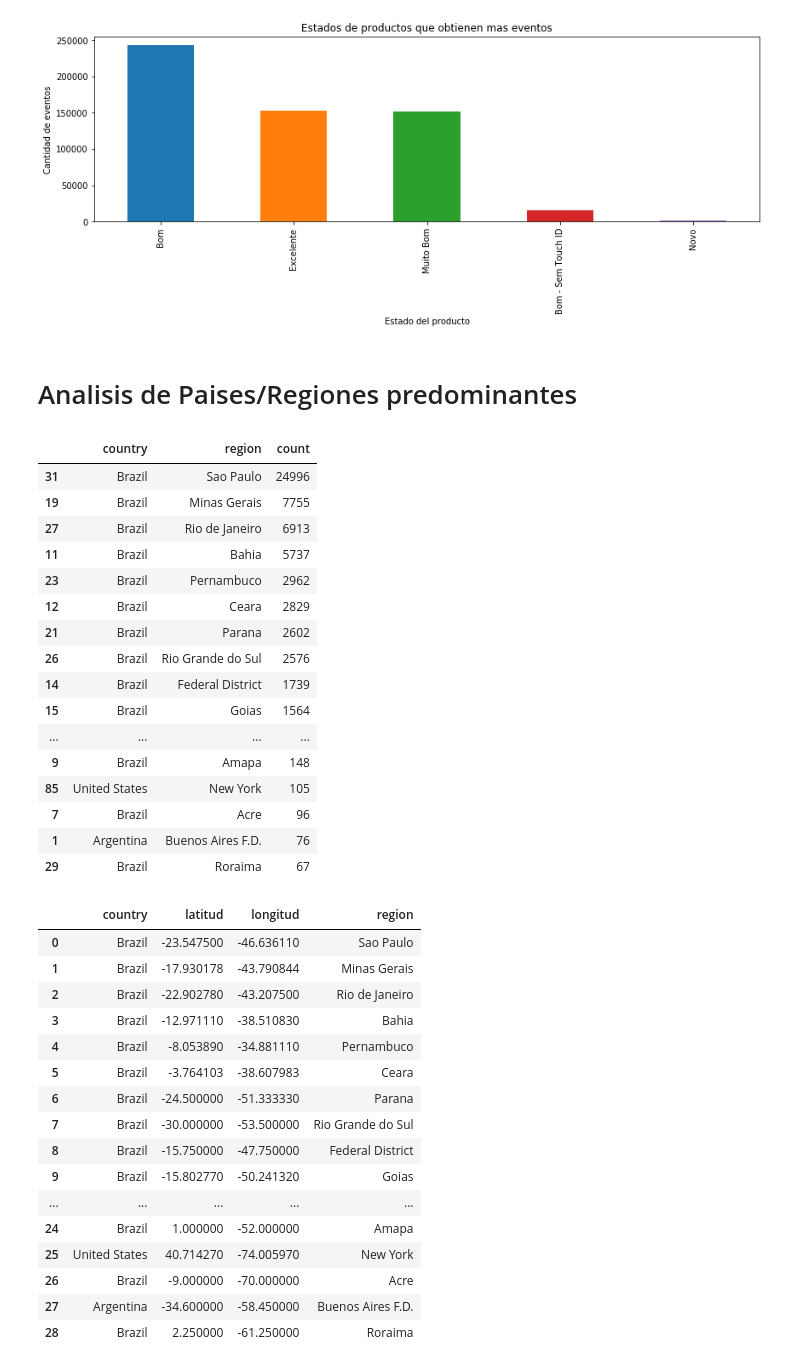
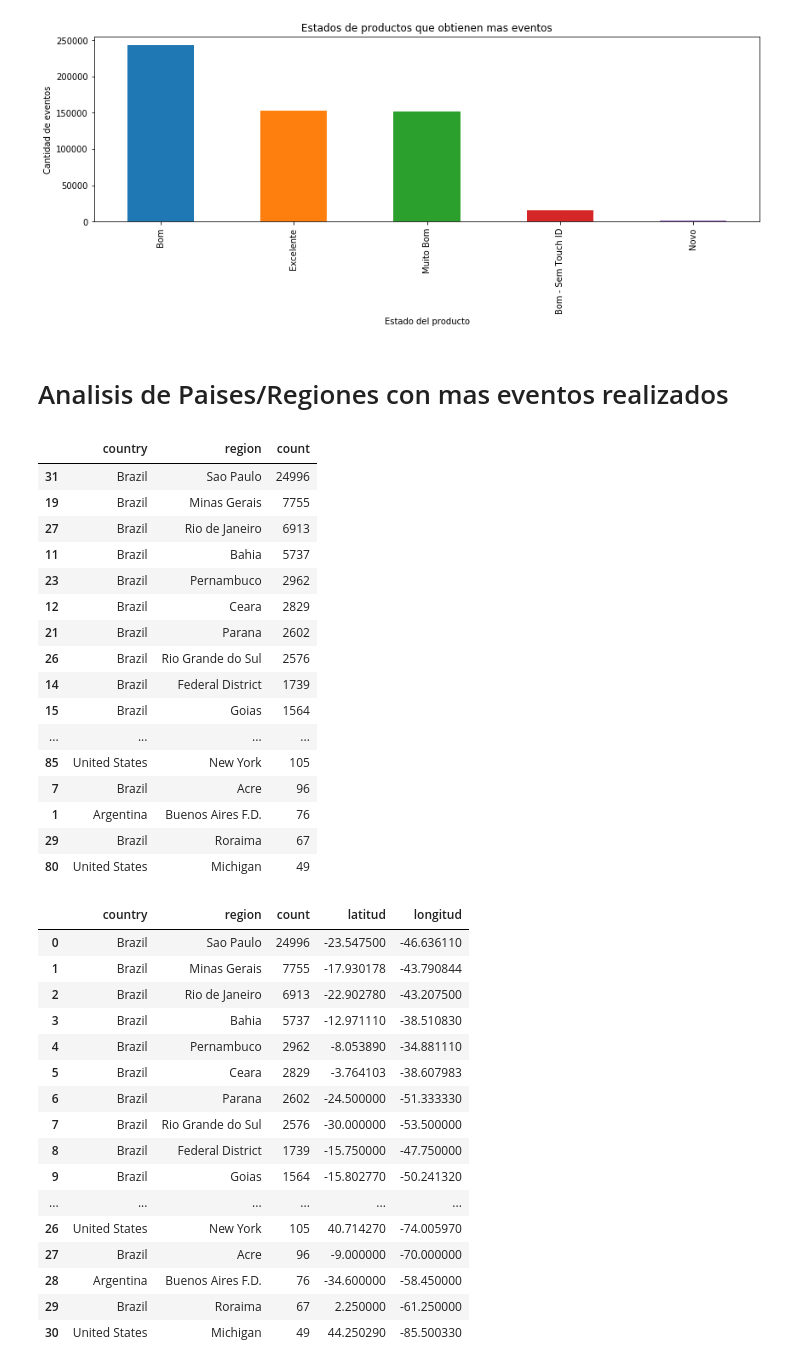
Before and after one commit to Memphis14F/datosTp1, a Jupyter notebook: WebAnalyticsEvents.ipynb, the cells around one changed output. Drawn from its saved outputs; the diff is of its cells as text; code cells hidden in the pictures.

```diff
--- a/WebAnalyticsEvents.ipynb
+++ b/WebAnalyticsEvents.ipynb
@@ -524,7 +524,7 @@ plt.show()
 # %% [output]
 [figure]
 # %% [markdown]
-# Analisis de Paises/Regiones predominantes
+# Analisis de Paises/Regiones con mas eventos realizados
 # %%
 paises_regiones_predom = visitas.loc[:,['event','country','region']]
 paises_regiones_predom = paises_regiones_predom.loc[(paises_regiones_predom.country != 'Unknown') & (paises_regiones_predom.region != 'Unknown')]
@@ -532,9 +532,9 @@ paises_regiones_predom = paises_regiones_predom.groupby(['country','region']).co
 paises_regiones_predom.rename({
     'event':'count'
 }, axis=1, inplace=True)
-paises_regiones_predom = paises_regiones_predom.loc[paises_regiones_predom['count'] >= 50]
+paises_regiones_predom = paises_regiones_predom.loc[paises_regiones_predom['count'] >= 49]
 paises_regiones_predom.sort_values(by='count', ascending=False, inplace=True)
-paises_regiones_predom.head(30)
+paises_regiones_predom.head(31)
 # %% [output]
 |  | country | region | count |
 | 31 | Brazil | Sao Paulo | 24996 |
@@ -548,58 +548,61 @@ paises_regiones_predom.head(30)
 | 14 | Brazil | Federal District | 1739 |
 | 15 | Brazil | Goias | 1564 |
 | ... | ... | ... | ... |
-| 9 | Brazil | Amapa | 148 |
 | 85 | United States | New York | 105 |
 | 7 | Brazil | Acre | 96 |
 | 1 | Argentina | Buenos Aires F.D. | 76 |
 | 29 | Brazil | Roraima | 67 |
+| 80 | United States | Michigan | 49 |
 # %%
 lat_long = [{'country': 'Brazil', 'region': 'Sao Paulo', 'latitud': -23.5475000, 'longitud': -46.6361100},
             {'country': 'Brazil', 'region': 'Minas Gerais', 'latitud': -17.930178, 'longitud': -43.790844},
             {'country': 'Brazil', 'region': 'Rio de Janeiro', 'latitud': -22.902780, 'longitud': -43.207500},
             {'country': 'Brazil', 'region': 'Bahia', 'latitud': -12.971110, 'longitud': -38.510830},
             {'country': 'Brazil', 'region': 'Pernambuco', 'latitud': -8.053890, 'longitud': -34.881110},
             {'country': 'Brazil', 'region': 'Ceara', 'latitud':  -3.764103, 'longitud': -38.607983},
             {'country': 'Brazil', 'region': 'Parana', 'latitud': -24.5, 'longitud': -51.33333},
             {'country': 'Brazil', 'region': 'Rio Grande do Sul', 'latitud': -30, 'longitud': -53.5},
             {'country': 'Brazil', 'region': 'Federal District', 'latitud': -15.75 , 'longitud': -47.75},
             {'country': 'Brazil', 'region': 'Goias', 'latitud': -15.80277, 'longitud': -50.24132},
             {'country': 'Brazil', 'region': 'Santa Catarina', 'latitud': -27, 'longitud': -50},
             {'country': 'Brazil', 'region': 'Para', 'latitud': -4, 'longitud': -53},
             {'country': 'Brazil', 'region': 'Maranhao', 'latitud': -5, 'longitud': -45},
             {'country': 'Brazil', 'region': 'Espirito Santo', 'latitud': -20, 'longitud': -40.75},
+            {'country': 'Brazil', 'region': 'Rio Grande do Norte', 'latitud': -5.75, 'longitud': -36.5},
             {'country': 'Brazil', 'region': 'Paraíba', 'latitud': -7.25, 'longitud': -36.5},
             {'country': 'Brazil', 'region': 'Piaui', 'latitud': -7.25, 'longitud': -42.33333},
             {'country': 'Brazil', 'region': 'Alagoas', 'latitud': -9.58333, 'longitud': -36.41667},
             {'country': 'Brazil', 'region': 'Mato Grosso do Sul', 'latitud': -20.5, 'longitud': -55},
             {'country': 'Brazil', 'region': 'Amazonas', 'latitud': -3.75, 'longitud': -64.5},
             {'country': 'Brazil', 'region': 'Tocantins', 'latitud': -10.5, 'longitud': -48},
             {'country': 'Brazil', 'region': 'Mato Grosso', 'latitud': -13, 'longitud': -56},
             {'country': 'Brazil', 'region': 'Sergipe', 'latitud': -10.5, 'longitud': -37.33333},
             {'country': 'Brazil', 'region': 'Rondonia', 'latitud': -11, 'longitud': -63},
             {'country': 'United States', 'region': 'California', 'latitud': 37.25022, 'longitud': -119.75126},
             {'country': 'Brazil', 'region': 'Amapa', 'latitud': 1, 'longitud': -52},
             {'country': 'United States', 'region': 'New York', 'latitud': 40.71427, 'longitud': -74.00597},
             {'country': 'Brazil', 'region': 'Acre', 'latitud': -9, 'longitud': -70},
             {'country': 'Argentina', 'region': 'Buenos Aires F.D.', 'latitud': -34.6, 'longitud': -58.45},
-            {'country': 'Brazil', 'region': 'Roraima', 'latitud':  2.25, 'longitud': -61.25}]
+            {'country': 'Brazil', 'region': 'Roraima', 'latitud':  2.25, 'longitud': -61.25},
+            {'country': 'United States', 'region': 'Michigan', 'latitud': 44.25029, 'longitud': -85.50033}]
 lat_long = pd.DataFrame(lat_long)
-lat_long.head(30)
+paises_regiones_lat_long = paises_regiones_predom.merge(lat_long, on=['country','region'], how='inner')
+paises_regiones_lat_long.head(31)
 # %% [output]
-|  | country | latitud | longitud | region |
-| 0 | Brazil | -23.547500 | -46.636110 | Sao Paulo |
-| 1 | Brazil | -17.930178 | -43.790844 | Minas Gerais |
-| 2 | Brazil | -22.902780 | -43.207500 | Rio de Janeiro |
-| 3 | Brazil | -12.971110 | -38.510830 | Bahia |
-| 4 | Brazil | -8.053890 | -34.881110 | Pernambuco |
-| 5 | Brazil | -3.764103 | -38.607983 | Ceara |
-| 6 | Brazil | -24.500000 | -51.333330 | Parana |
-| 7 | Brazil | -30.000000 | -53.500000 | Rio Grande do Sul |
-| 8 | Brazil | -15.750000 | -47.750000 | Federal District |
-| 9 | Brazil | -15.802770 | -50.241320 | Goias |
-| ... | ... | ... | ... | ... |
-| 24 | Brazil | 1.000000 | -52.000000 | Amapa |
-| 25 | United States | 40.714270 | -74.005970 | New York |
-| 26 | Brazil | -9.000000 | -70.000000 | Acre |
-| 27 | Argentina | -34.600000 | -58.450000 | Buenos Aires F.D. |
-| 28 | Brazil | 2.250000 | -61.250000 | Roraima |
+|  | country | region | count | latitud | longitud |
+| 0 | Brazil | Sao Paulo | 24996 | -23.547500 | -46.636110 |
+| 1 | Brazil | Minas Gerais | 7755 | -17.930178 | -43.790844 |
+| 2 | Brazil | Rio de Janeiro | 6913 | -22.902780 | -43.207500 |
+| 3 | Brazil | Bahia | 5737 | -12.971110 | -38.510830 |
+| 4 | Brazil | Pernambuco | 2962 | -8.053890 | -34.881110 |
+| 5 | Brazil | Ceara | 2829 | -3.764103 | -38.607983 |
+| 6 | Brazil | Parana | 2602 | -24.500000 | -51.333330 |
+| 7 | Brazil | Rio Grande do Sul | 2576 | -30.000000 | -53.500000 |
+| 8 | Brazil | Federal District | 1739 | -15.750000 | -47.750000 |
+| 9 | Brazil | Goias | 1564 | -15.802770 | -50.241320 |
+| ... | ... | ... | ... | ... | ... |
+| 26 | United States | New York | 105 | 40.714270 | -74.005970 |
+| 27 | Brazil | Acre | 96 | -9.000000 | -70.000000 |
+| 28 | Argentina | Buenos Aires F.D. | 76 | -34.600000 | -58.450000 |
+| 29 | Brazil | Roraima | 67 | 2.250000 | -61.250000 |
+| 30 | United States | Michigan | 49 | 44.250290 | -85.500330 |
```
Also changed, not shown: parts of 10 cells of this notebook, 5 other files.
